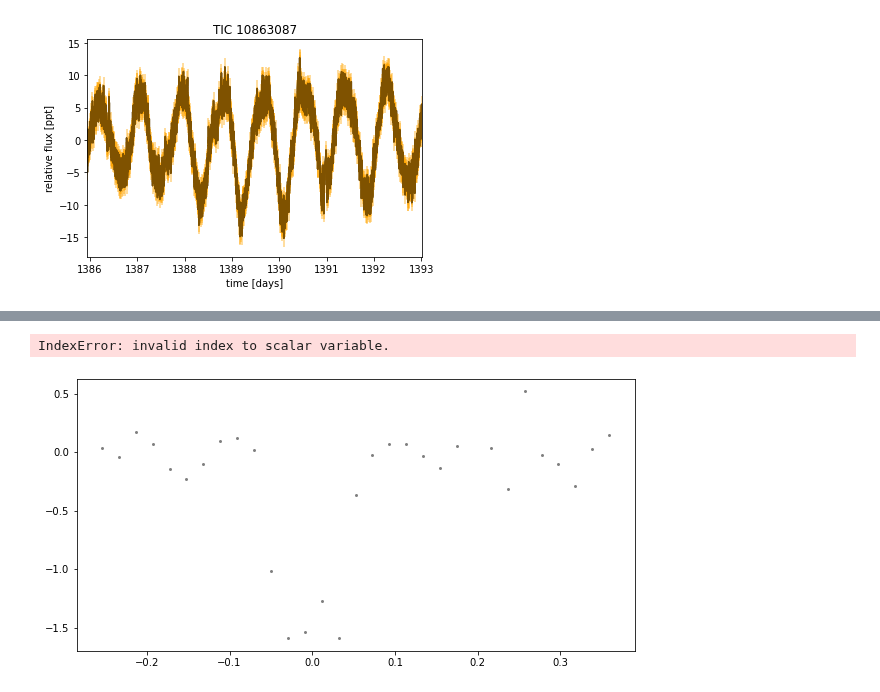
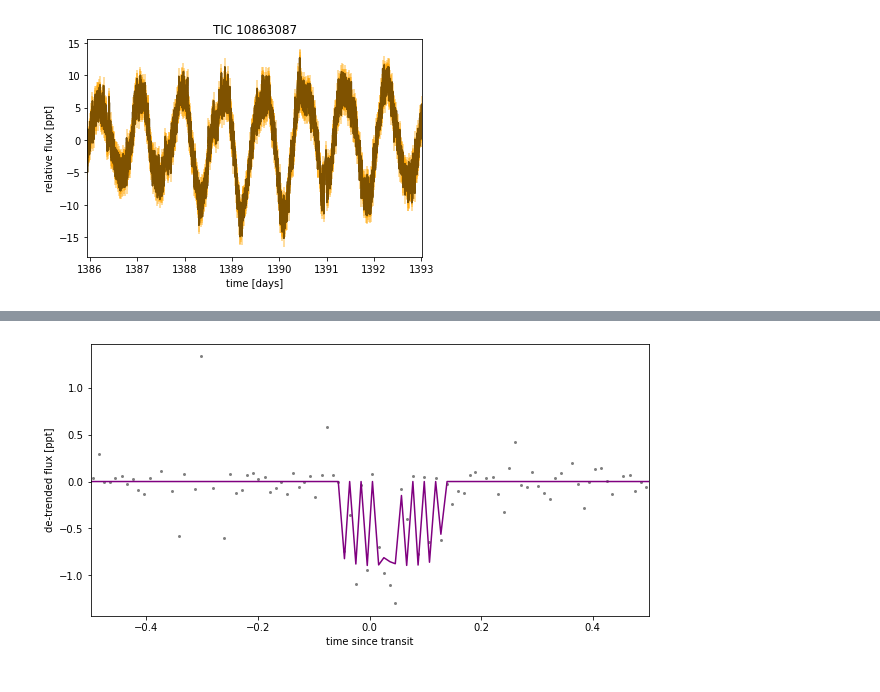
Before and after one commit to catrionamurray/chromatic_fitting, a Jupyter notebook: add_gp_model.ipynb, the cells around one changed output, grey strips where cells are left out. Cells and saved outputs as stored; diff of their text form; code cells hidden in the pictures.

```diff
--- a/add_gp_model.ipynb
+++ b/add_gp_model.ipynb
@@ -428,8 +452,8 @@ x = cm.data.time.to_value("day")
 y = cm.data.flux[0,:]
 
 # Ephemeris from Holczer+16
-t0 = opt['transit_epoch']#120.790531
-period = opt['transit_period']#7.20280608
+t0 = cm.summary['mean']['transit_epoch'] #opt['transit_epoch']#120.790531
+period = cm.summary['mean']['transit_period'] #opt['transit_period']#7.20280608
 
 x_fold = (((x - t0) + (0.5 * period)) % period) - (0.5 * period)
 m = np.abs(x_fold) < 0.5
@@ -437,33 +461,32 @@ ax.scatter(
     x_fold[m],
     1e3 * (y[m] - ygp[m]),
     c="k",
     marker=".",
     alpha=0.5,
     linewidths=0,
 )
 
-lc_mod = ytransit[0]
+lc_mod = ytransit
 lc_modx = np.sort(x_fold)
 lc_mody = lc_mod[np.argsort(x_fold)]
 ax.plot(lc_modx, 1e3 * (lc_mody), c="purple", zorder=1)
 
 # Overplot the phase binned light curve
 # bins = np.linspace(-0.51, 0.51, 100)
 # denom, _ = np.histogram(x_fold, bins)
 # num, _ = np.histogram(x_fold, bins, weights=y - ygp)
 # denom[num == 0] = 1.0
 # ax.scatter(
 #     0.5 * (bins[1:] + bins[:-1]),
 #     1e3 * num / denom,
 #     color="C1",
 #     zorder=2,
 #     linewidths=0,
 # )
 
 ax.set_xlim(-0.5, 0.5)
 # ax.set_ylim(-0.17, 0.05)
 ax.set_ylabel("de-trended flux [ppt]")
 _ = ax.set_xlabel("time since transit")
 # %% [output]
-IndexError: invalid index to scalar variable.
-[figure, old version]
+[figure, new version]
```
Also changed, not shown: parts of 21 cells of this notebook.
